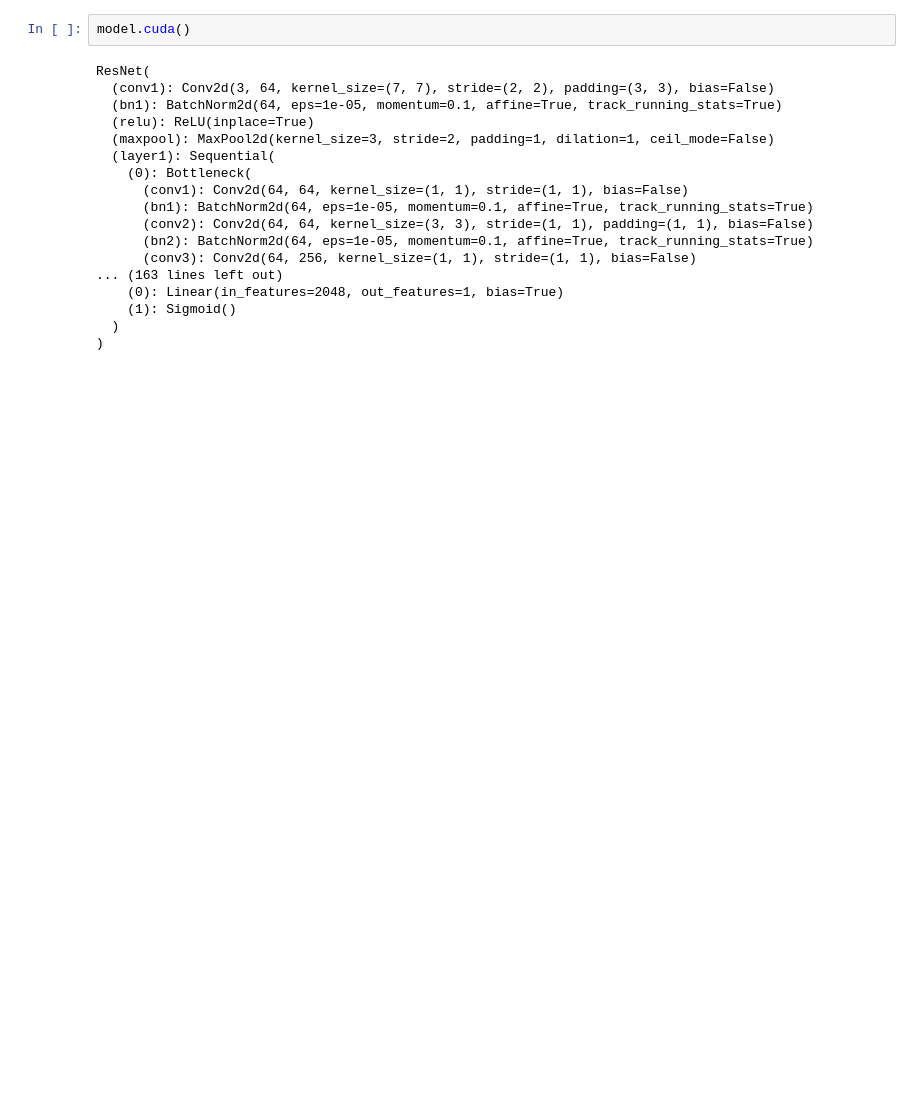
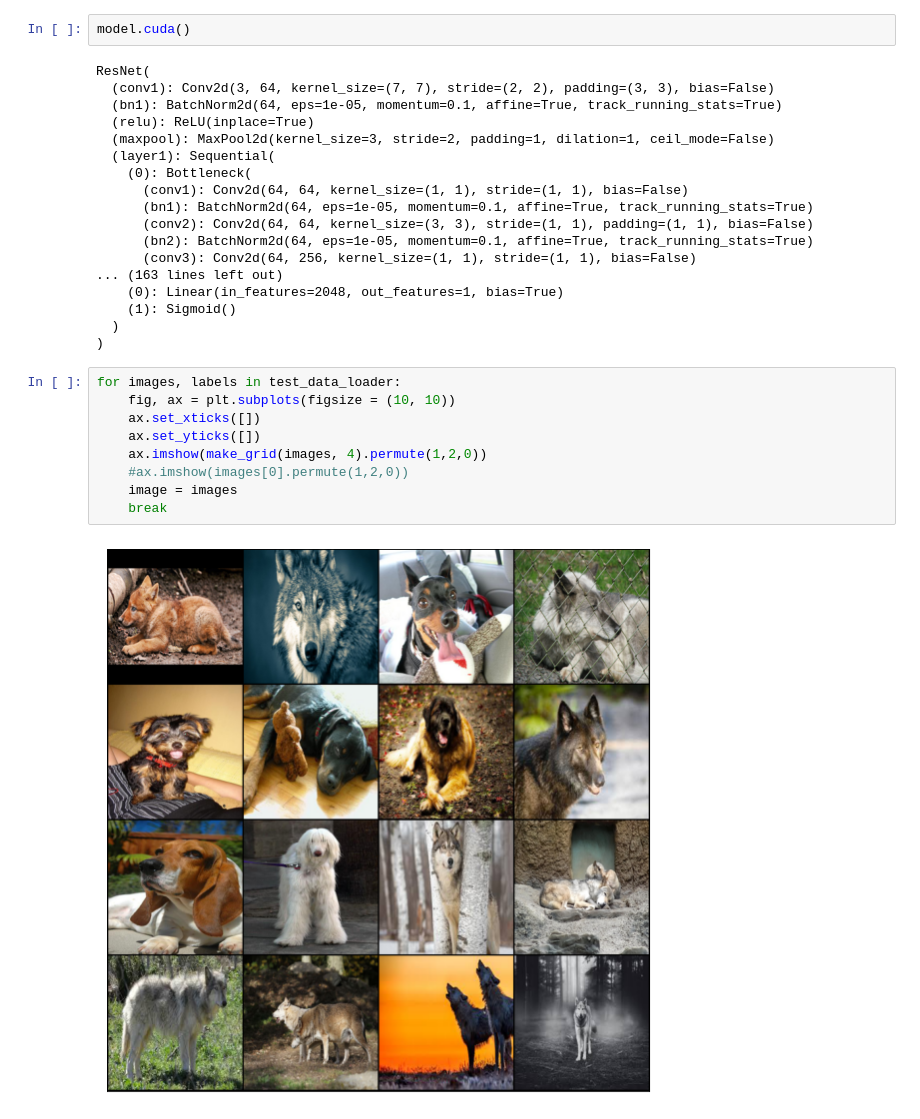
Before and after one commit to prateekgargX/Visualizing-Neural-Networks, a Jupyter notebook: Saliency_Maps&occlusion.ipynb, the cells around one changed output. Cells and saved outputs as stored; diff of their text form; blank space fills up the shorter version.

```diff
--- a/Saliency_Maps&occlusion.ipynb
+++ b/Saliency_Maps&occlusion.ipynb
@@ -482,3 +502,14 @@ ResNet(
     (1): Sigmoid()
   )
 )
+# %%
+for images, labels in test_data_loader:
+    fig, ax = plt.subplots(figsize = (10, 10))
+    ax.set_xticks([])
+    ax.set_yticks([])
+    ax.imshow(make_grid(images, 4).permute(1,2,0))
+    #ax.imshow(images[0].permute(1,2,0))
+    image = images
+    break
+# %% [output]
+[figure, added]
```
Also changed, not shown: parts of 27 cells of this notebook, 10 other files.
